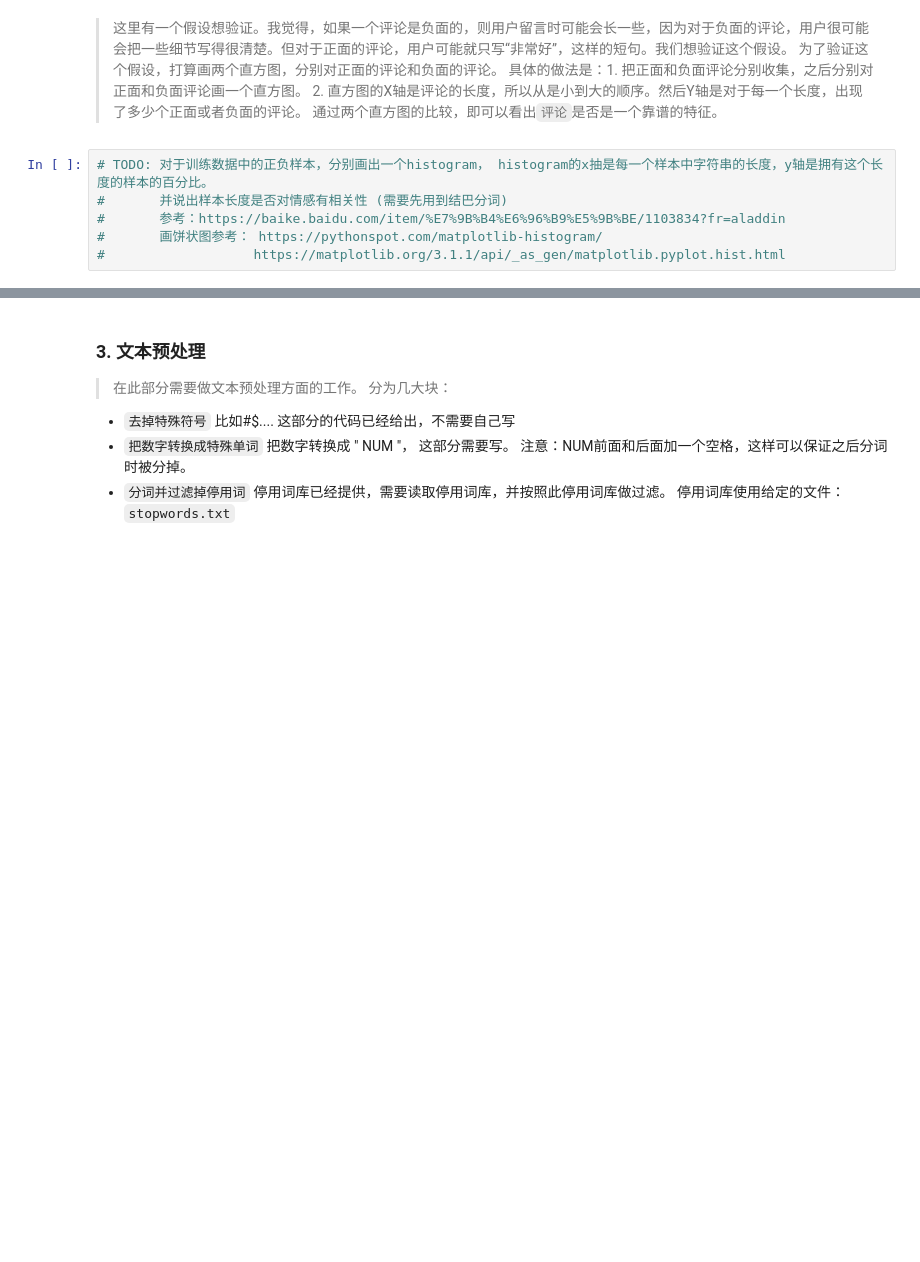
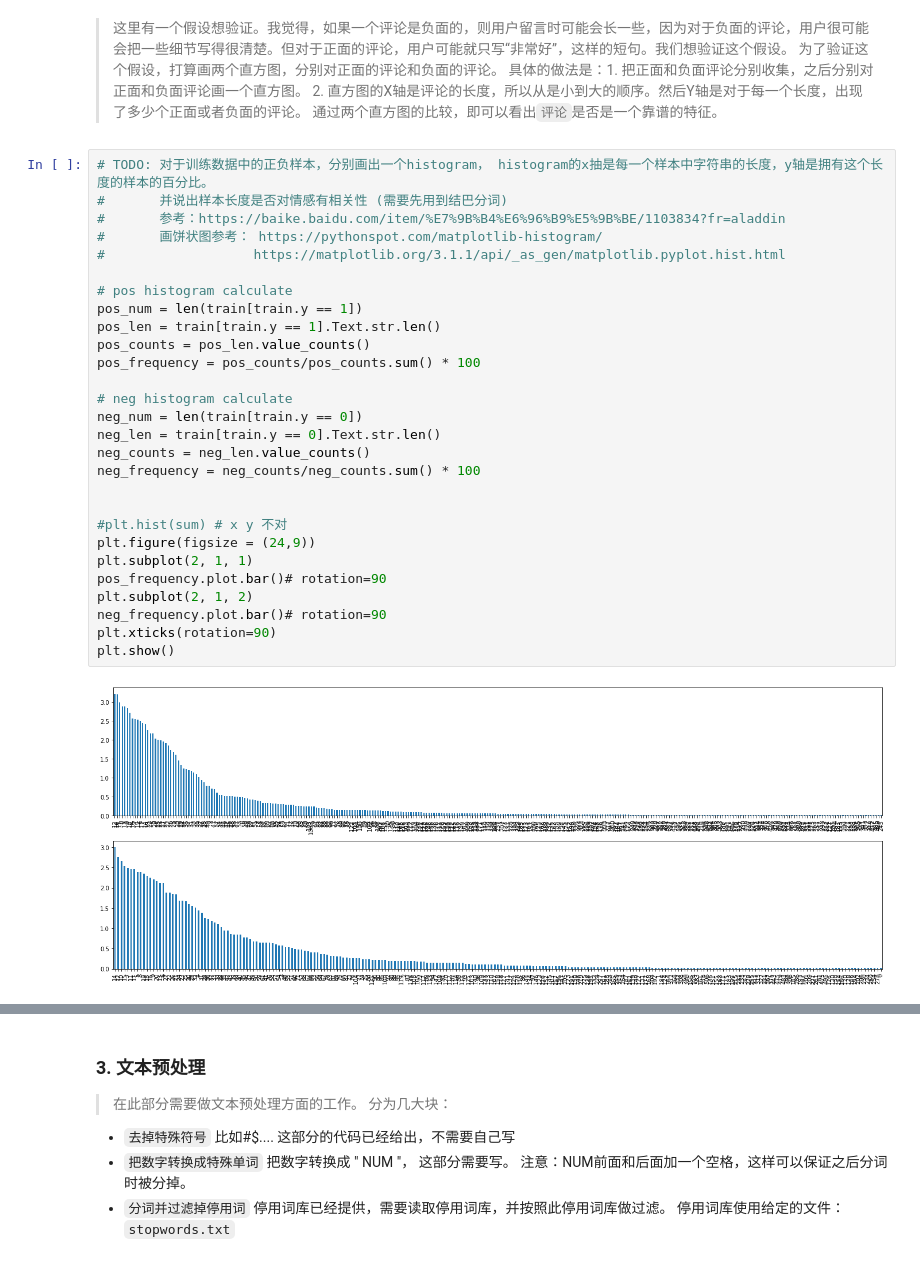
Before and after one commit to WayneMao/Machine_Learning, a Jupyter notebook: 10Emotional_analysis_system/Project3/starter_code.ipynb, the cells around one changed output, grey strips where cells are left out. Drawn from its saved outputs; the diff is of its cells as text; blank space fills up the shorter version.

```diff
--- a/10Emotional_analysis_system/Project3/starter_code.ipynb
+++ b/10Emotional_analysis_system/Project3/starter_code.ipynb
@@ -195,6 +179,30 @@ print (len(train_comments), len(test_comments))
 # %%
 # TODO: 对于训练数据中的正负样本，分别画出一个histogram， histogram的x抽是每一个样本中字符串的长度，y轴是拥有这个长度的样本的百分比。
 #       并说出样本长度是否对情感有相关性 (需要先用到结巴分词)
 #       参考：https://baike.baidu.com/item/%E7%9B%B4%E6%96%B9%E5%9B%BE/1103834?fr=aladdin
 #       画饼状图参考： https://pythonspot.com/matplotlib-histogram/
 #                   https://matplotlib.org/3.1.1/api/_as_gen/matplotlib.pyplot.hist.html
+
+# pos histogram calculate
+pos_num = len(train[train.y == 1])
+pos_len = train[train.y == 1].Text.str.len()
+pos_counts = pos_len.value_counts()
+pos_frequency = pos_counts/pos_counts.sum() * 100
+
+# neg histogram calculate
+neg_num = len(train[train.y == 0])
+neg_len = train[train.y == 0].Text.str.len()
+neg_counts = neg_len.value_counts()
+neg_frequency = neg_counts/neg_counts.sum() * 100
+
+
+#plt.hist(sum) # x y 不对
+plt.figure(figsize = (24,9))
+plt.subplot(2, 1, 1)
+pos_frequency.plot.bar()# rotation=90
+plt.subplot(2, 1, 2)
+neg_frequency.plot.bar()# rotation=90
+plt.xticks(rotation=90)
+plt.show()
+# %% [output]
+[figure, added]
```
Also changed, not shown: parts of 4 cells of this notebook.
